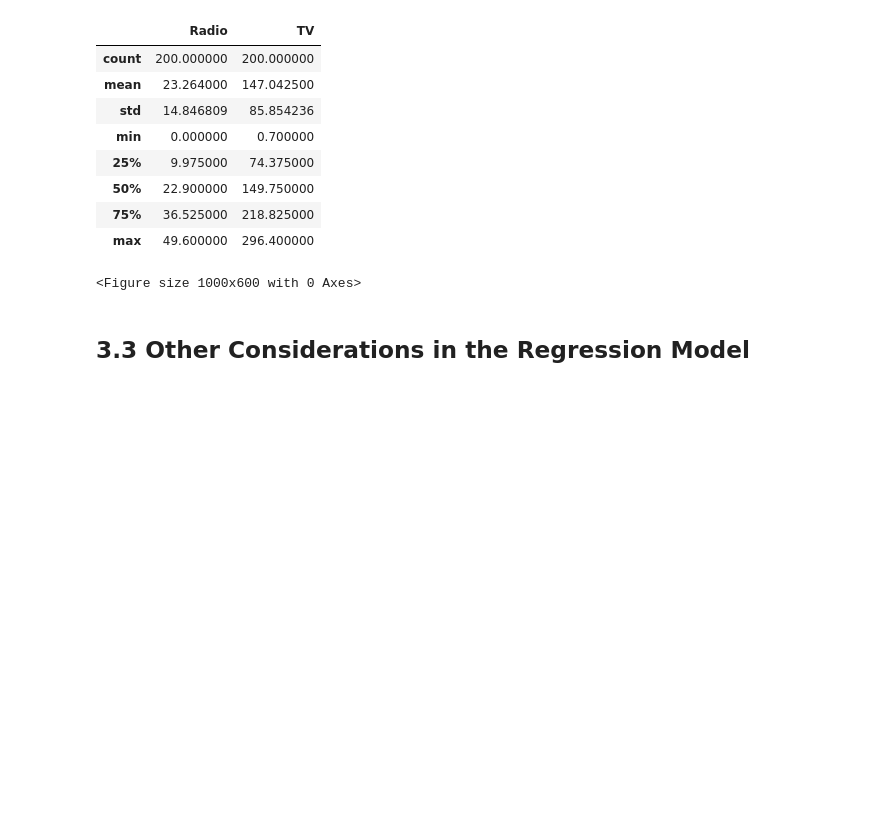
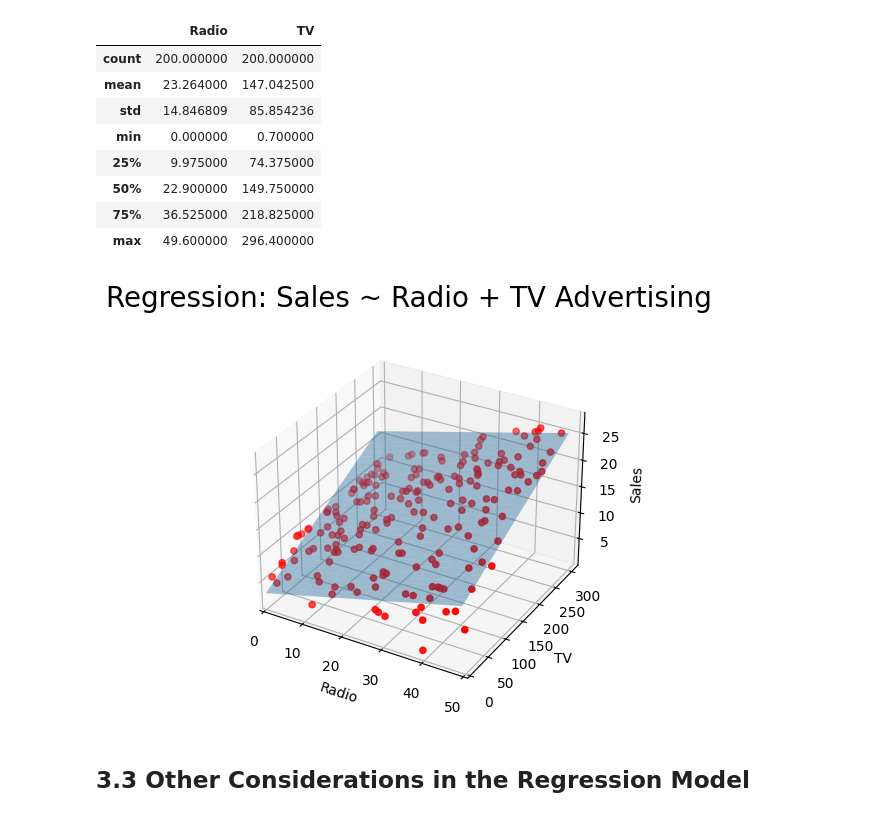
Before and after one commit to dream-365/ISL-python, a Jupyter notebook: Notebooks/Chapter 3.ipynb, the cells around one changed output. Drawn from its saved outputs; the diff is of its cells as text; code cells hidden in the pictures; blank space fills up the shorter version.

Commit message:
bug fix: Multiple Linear Regression chart

```diff
--- a/Notebooks/Chapter 3.ipynb
+++ b/Notebooks/Chapter 3.ipynb
@@ -322,33 +336,36 @@ advertising[['Radio', 'TV']].describe()
 | 50% | 22.900000 | 149.750000 |
 | 75% | 36.525000 | 218.825000 |
 | max | 49.600000 | 296.400000 |
-# %%
-# Create a coordinate grid
-Radio = np.arange(0,50)
-TV = np.arange(0,300)
-
-B1, B2 = np.meshgrid(Radio, TV, indexing='xy')
-Z = np.zeros((TV.size, Radio.size))
-
-for (i,j),v in np.ndenumerate(Z):
-        Z[i,j] =(regr.intercept_ + B1[i,j]*regr.coef_[0] + B2[i,j]*regr.coef_[1])
 # %%
-# Create plot
-fig = plt.figure(figsize=(10,6))
-fig.suptitle('Regression: Sales ~ Radio + TV Advertising', fontsize=20)
+def calculate_sales_predictions(regr, radio_values, tv_values):
+    radio_grid, tv_grid = np.meshgrid(radio_values, tv_values, indexing='xy')
+    sales_predictions = np.zeros((tv_values.size, radio_values.size))
+    for (tv_index, radio_index), _ in np.ndenumerate(sales_predictions):
+        sales_predictions[tv_index, radio_index] = (
+            regr.intercept_ +
+            radio_grid[tv_index, radio_index] * regr.coef_[0] +
+            tv_grid[tv_index, radio_index] * regr.coef_[1]
+        )
+    return radio_grid, tv_grid, sales_predictions
 
-ax = axes3d.Axes3D(fig)
+def plot_regression_surface(advertising, B1, B2, Z):
+    fig = plt.figure()
+    fig.suptitle('Regression: Sales ~ Radio + TV Advertising', fontsize=20)
+    ax = fig.add_subplot(111, projection='3d')
+    ax.plot_surface(B1, B2, Z, rstride=10, cstride=5, alpha=0.4)
+    ax.scatter3D(advertising.Radio, advertising.TV, advertising.Sales, c='r')
+    ax.set_xlabel('Radio')
+    ax.set_xlim(0, 50)
+    ax.set_ylabel('TV')
+    ax.set_ylim(ymin=0)
+    ax.set_zlabel('Sales')
 
-ax.plot_surface(B1, B2, Z, rstride=10, cstride=5, alpha=0.4)
-ax.scatter3D(advertising.Radio, advertising.TV, advertising.Sales, c='r')
-
-ax.set_xlabel('Radio')
-ax.set_xlim(0,50)
-ax.set_ylabel('TV')
-ax.set_ylim(ymin=0)
-ax.set_zlabel('Sales');
+radio_range = np.arange(0, 50)
+tv_range = np.arange(0, 300)
+B1, B2, sales_predictions = calculate_sales_predictions(regr, radio_range, tv_range)
+plot_regression_surface(advertising, B1, B2, sales_predictions)
 # %% [output]
-<Figure size 1000x600 with 0 Axes>
+[figure, added]
 # %% [markdown]
 ## 3.3 Other Considerations in the Regression Model
 # %% [markdown]
```
Also changed, not shown: parts of 7 cells of this notebook.
